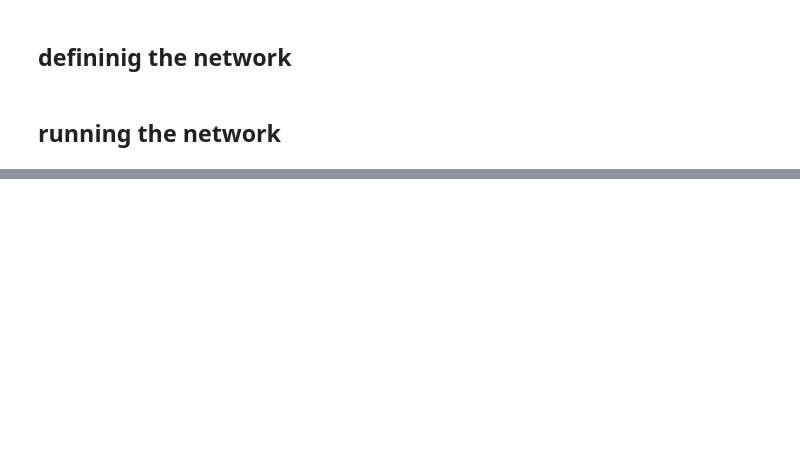
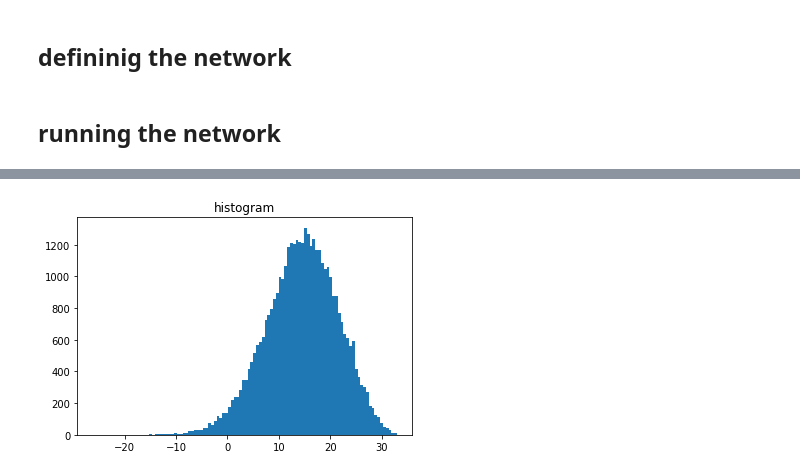
Before and after one commit to albertalbesa/inhibitory-connectivity, a Jupyter notebook: network_simulation.ipynb, the cells around one changed output, grey strips where cells are left out. Cells and saved outputs as stored; diff of their text form; code cells hidden in the pictures; blank space fills up the shorter version.

```diff
--- a/network_simulation.ipynb
+++ b/network_simulation.ipynb
@@ -52,0 +42,2 @@ lognormal_mu, lognormal_std
+# %%
+initial_v = np.load('initial_voltage.npy')
@@ -158,0 +179,2 @@ brian_plot(V)
+# %%
+voltage_to_file = np.array(all_neurons.v/mV)
@@ -158,0 +198,6 @@ brian_plot(V)
+# %%
+plt.hist(voltage_to_file, bins = 'auto')
+plt.title("histogram")
+plt.show()
+# %% [output]
+[figure, added]
```
Also changed, not shown: parts of 16 cells of this notebook, 1 other file.
